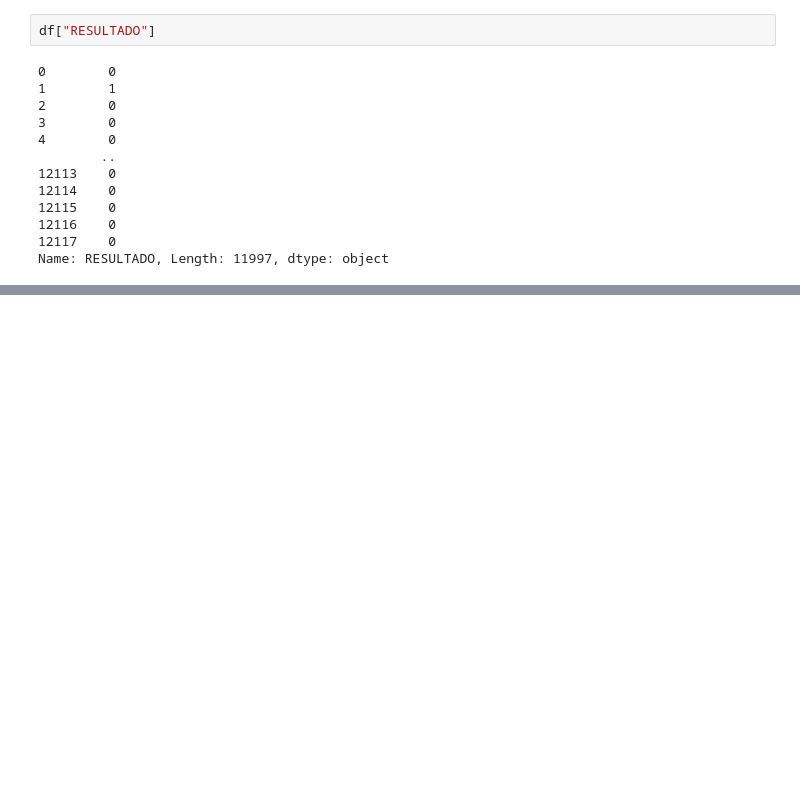
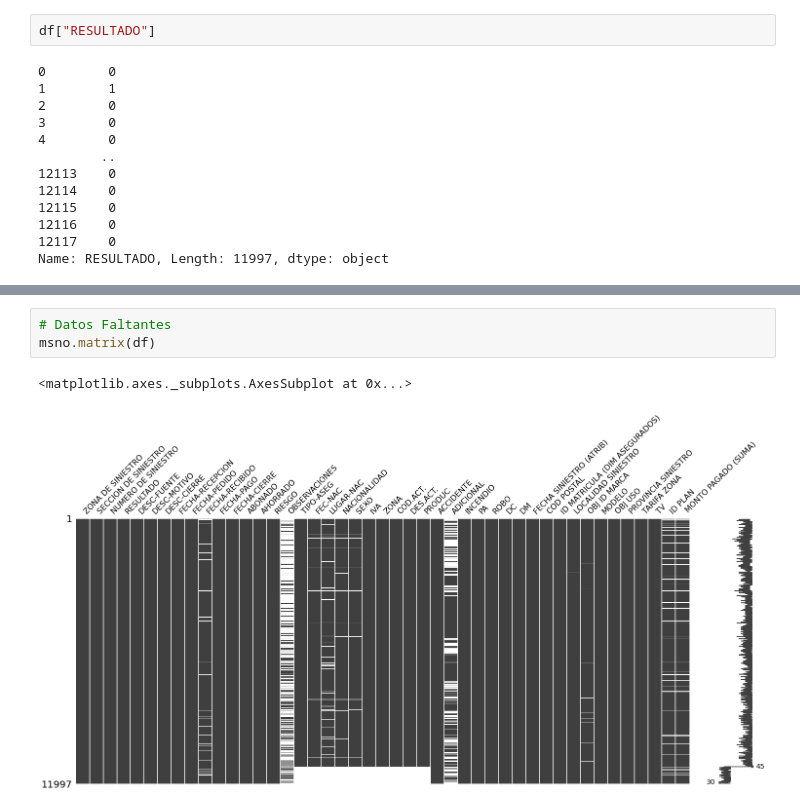
Before and after one commit to niclar1987/colabintegrador, a Jupyter notebook: Integrador.ipynb, the cells around one changed output, grey strips where cells are left out. Saved outputs shown, nothing was run; the diff lists cells and outputs as text; blank space fills up the shorter version.

```diff
--- a/Integrador.ipynb
+++ b/Integrador.ipynb
@@ -79,0 +146,6 @@ df
+# %%
+# Datos Faltantes
+msno.matrix(df)
+# %% [output]
+<matplotlib.axes._subplots.AxesSubplot at 0x...>
+[figure, added]
```
Also changed, not shown: parts of 13 cells of this notebook.
